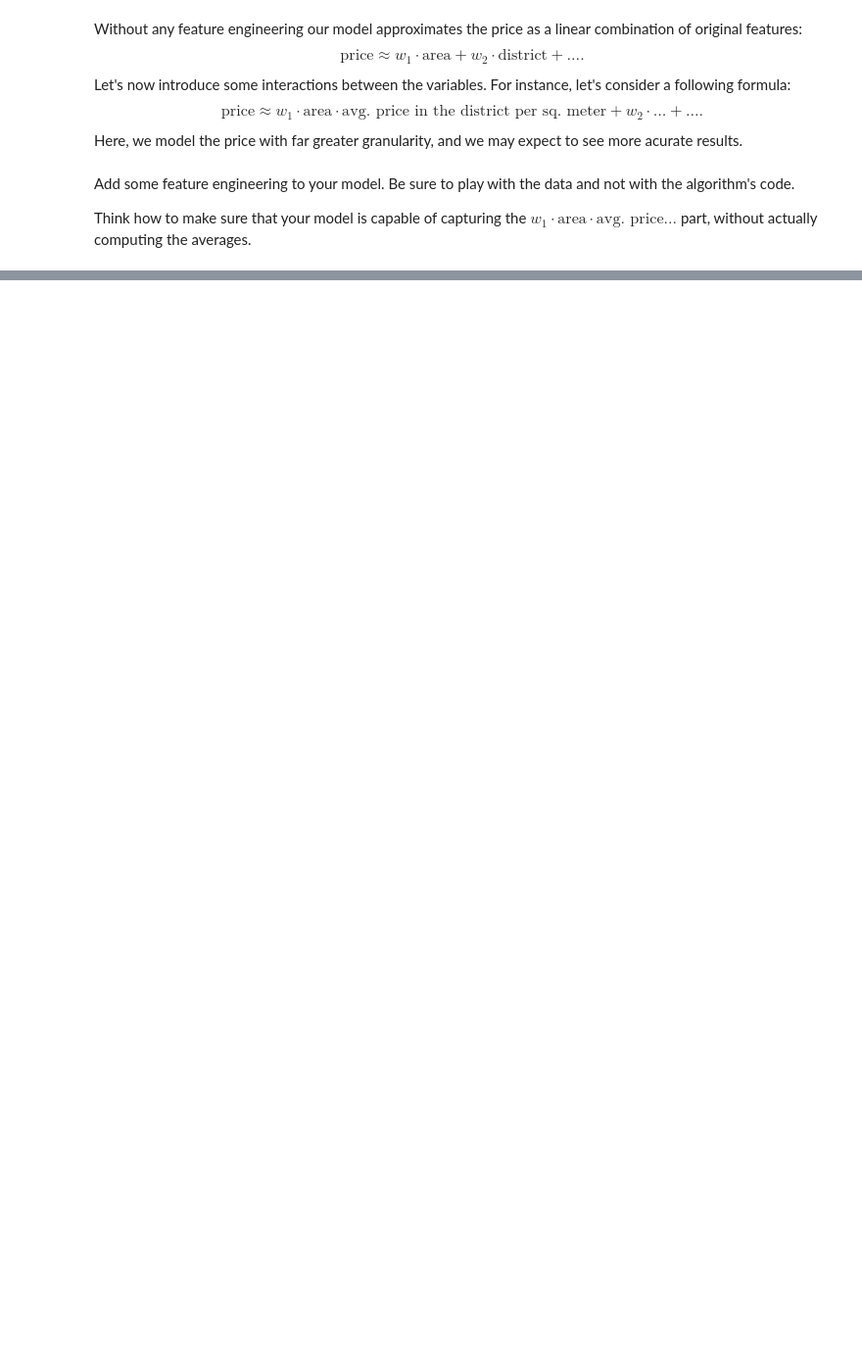
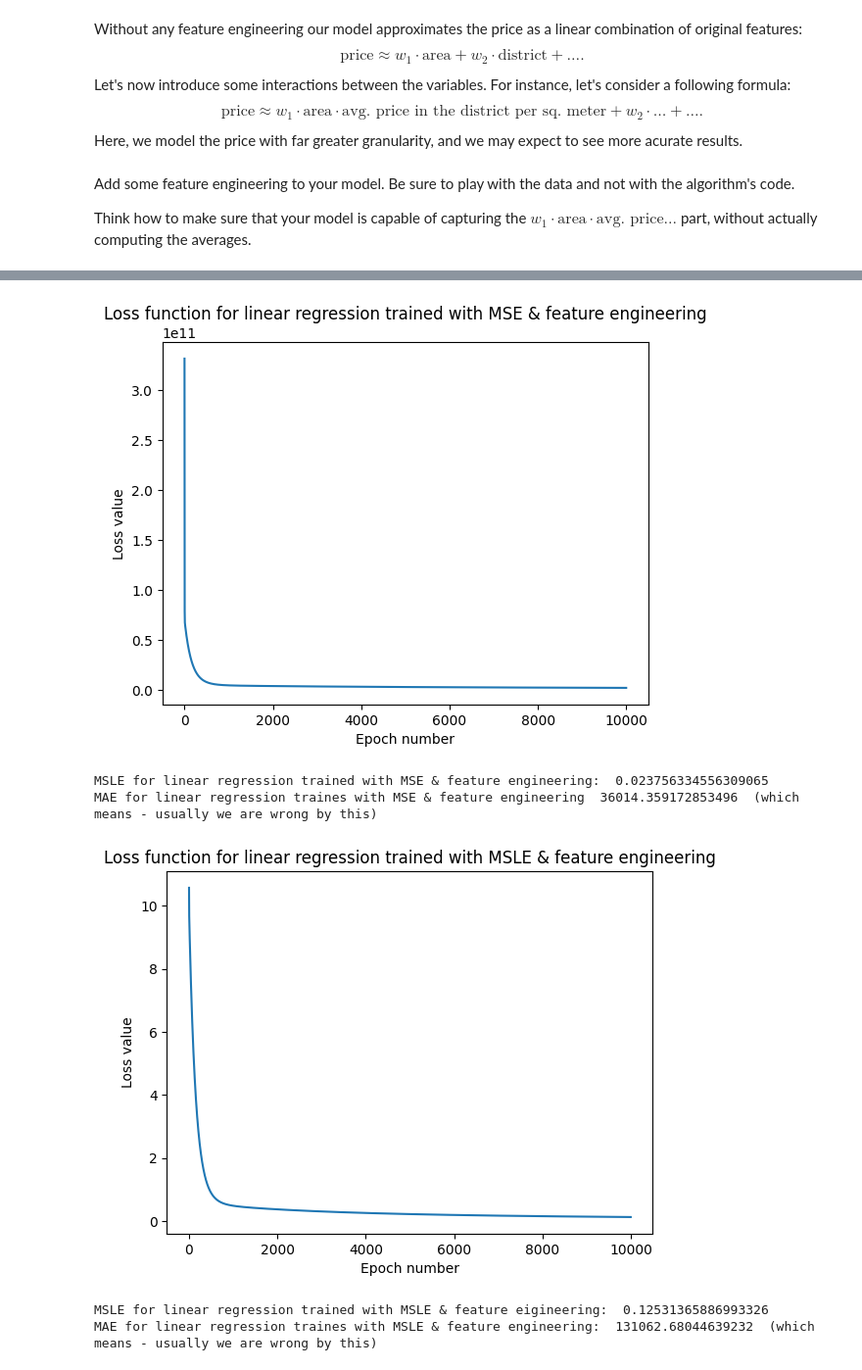
Before and after one commit to asledz/deep-neural-networks-course, a Jupyter notebook: laboratory/Lab1_MSLE.ipynb, the cells around one changed output, grey strips where cells are left out. Shown: that part at 98% size. Cells and saved outputs as stored; diff of their text form; code cells hidden in the pictures; blank space fills up the shorter version.

```diff
--- a/laboratory/Lab1_MSLE.ipynb
+++ b/laboratory/Lab1_MSLE.ipynb
@@ -257,0 +321,31 @@ Why not multiply everything together? I.e. (A,B,C) -> (AB,AC,BC).
+# %%
+# Test solution on the training and test datasets #
+
+# Train regular linear regression
+
+linear_regression = LinearRegression(0.001, len(train_data_x_features_scaled), 10000)
+model_weights_features = linear_regression.train(train_data_x_features_scaled, train_data_y)
+linear_regression.plot_loss("Loss function for linear regression trained with MSE & feature engineering")
+
+# Test the model against MSLE
+test_features_results =  numpy.dot(test_data_x_features_scaled, model_weights_features)
+print('MSLE for linear regression trained with MSE & feature engineering: ', msle(test_data_y, test_features_results))
+print("MAE for linear regression traines with MSE & feature engineering ", mae(test_data_y, test_features_results), " (which means - usually we are wrong by this)")
+
+# Train linear regression with MSLE
+
+linear_regression = LinearRegression(0.001, len(train_data_x_features_scaled), 10000)
+model_weights_features = linear_regression.train(train_data_x_features_scaled, numpy.log(train_data_y + 1))
+linear_regression.plot_loss("Loss function for linear regression trained with MSLE & feature engineering")
+
+# Test the model against MSLE
+test_features_results =  numpy.expm1(numpy.dot(test_data_x_features_scaled, model_weights_features))
+print('MSLE for linear regression trained with MSLE & feature eigineering: ', msle(test_data_y, test_features_results))
+print("MAE for linear regression traines with MSLE & feature engineering: ", mae(test_data_y, test_features_results), " (which means - usually we are wrong by this)")
+# %% [output]
+[figure, added]
+MSLE for linear regression trained with MSE & feature engineering:  0.023756334556309065
+MAE for linear regression traines with MSE & feature engineering  36014.359172853496  (which means - usually we are wrong by this)
+[figure, added]
+MSLE for linear regression trained with MSLE & feature eigineering:  0.12531365886993326
+MAE for linear regression traines with MSLE & feature engineering:  131062.68044639232  (which means - usually we are wrong by this)
```
Also changed, not shown: parts of 13 cells of this notebook.
